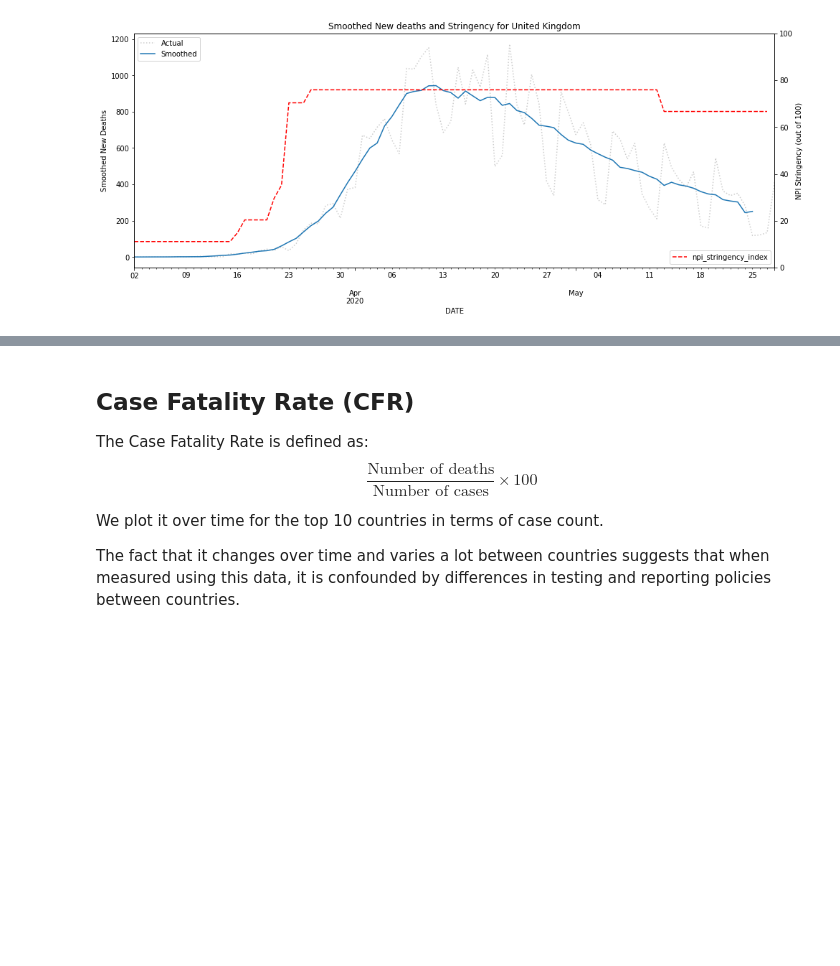
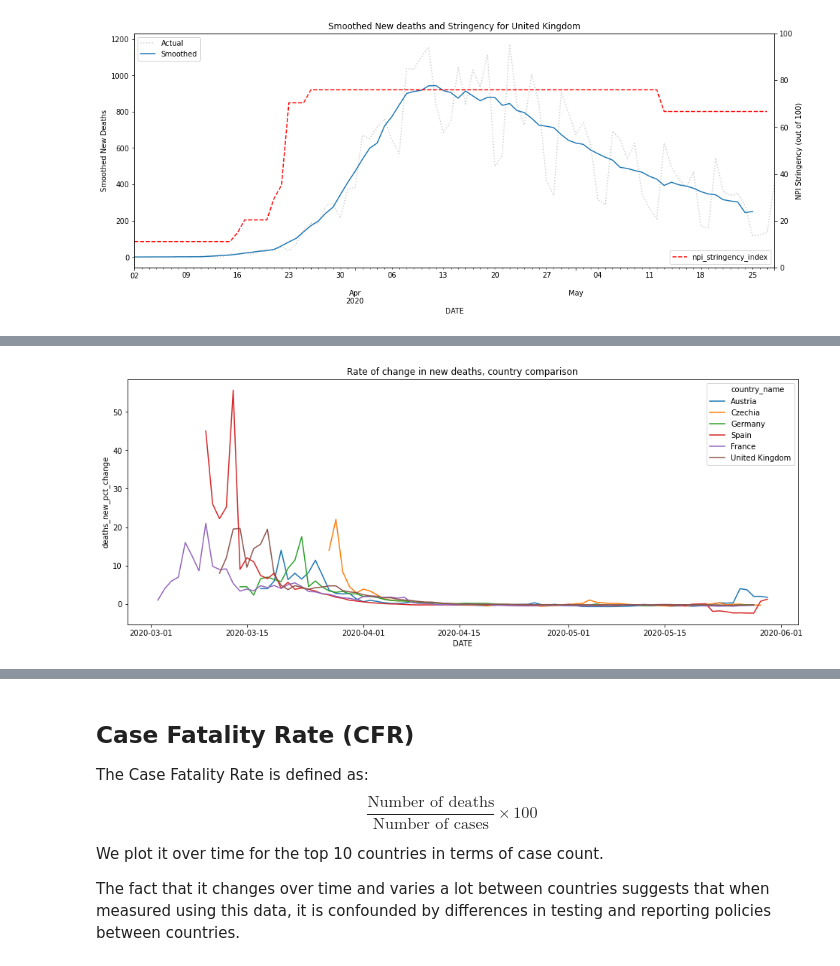
Before and after one commit to rs-delve/covid19_datasets, a Jupyter notebook: Data_Exploration.ipynb, the cells around one changed output, grey strips where cells are left out. Cells and saved outputs as stored; diff of their text form; code cells hidden in the pictures; blank space fills up the shorter version.

```diff
--- a/Data_Exploration.ipynb
+++ b/Data_Exploration.ipynb
@@ -179,0 +197,12 @@ Dropdown(description='Country:', index=161, options=(('Afghanistan', 'Afghanista
+# %%
+#@title Rates of change (week to week) in deaths
+df = df.set_index(['ISO', 'DATE'])
+df.loc[:, 'deaths_new_pct_change'] = df.loc[:, 'deaths_new_smoothed'].groupby(level=0).pct_change(periods=7)
+df = df.reset_index()
+
+fig, ax = plt.subplots(figsize=(16, 6))
+plot_df = df[df.ISO.isin(isos)].query('DATE > "{}"'.format(start_date))
+sns.lineplot(data=plot_df, x='DATE', y='deaths_new_pct_change', hue='country_name')
+plt.title('Rate of change in new deaths, country comparison');
+# %% [output]
+[figure, added]
```
Also changed, not shown: parts of 9 cells of this notebook.
